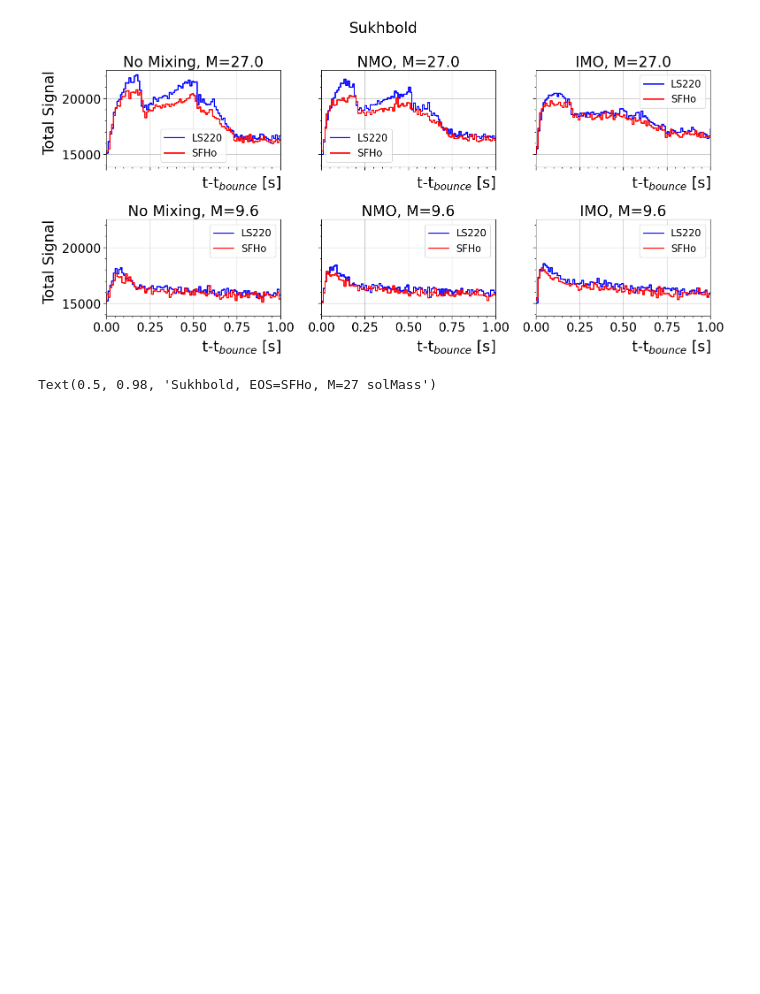
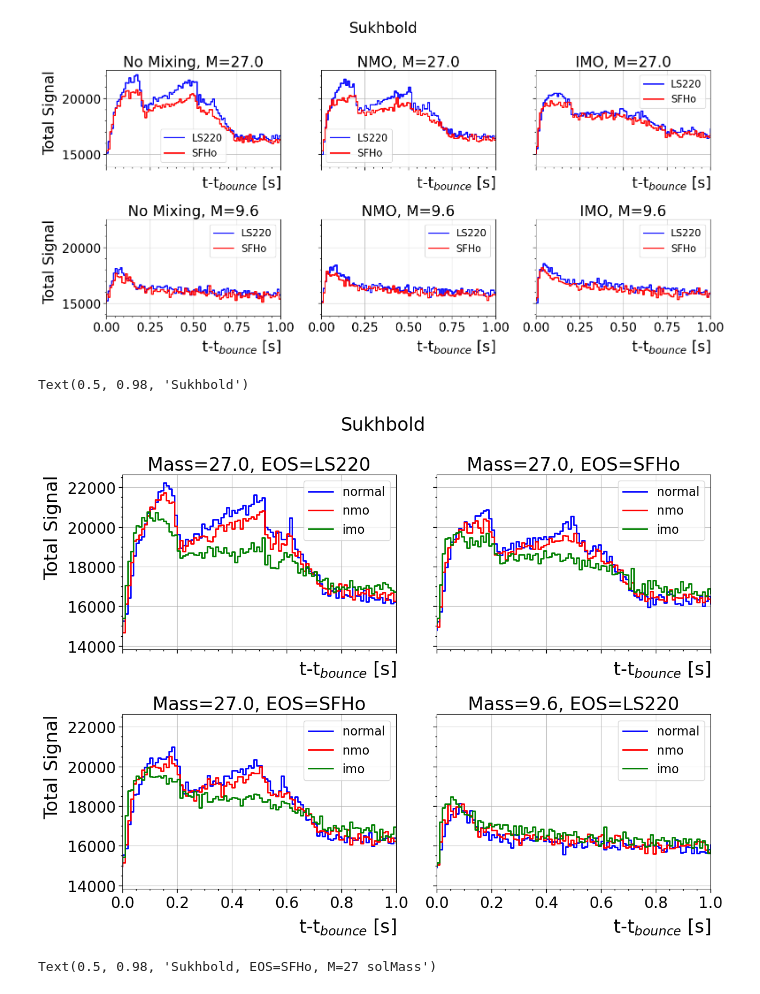
Before and after one commit to sanyaarora/IceCube, a Jupyter notebook: Flavor_Transformations.ipynb, the cells around one changed output. Saved outputs shown, nothing was run; the diff lists cells and outputs as text; code cells hidden in the pictures; blank space fills up the shorter version.

```diff
--- a/Flavor_Transformations.ipynb
+++ b/Flavor_Transformations.ipynb
@@ -428,6 +438,36 @@ fig.suptitle('Sukhbold')
 # %% [output]
 Text(0.5, 0.98, 'Sukhbold')
 [figure]
+# %%
+plt.rcParams['font.family'] = 'sans-serif'
+plt.rcParams['font.sans-serif'] = ['DejaVu Sans']
+fig, axes = plt.subplots(2,2, figsize=(13,10), sharex=True, sharey=True, tight_layout=True)
+dt = 0.01 * u.s
+colors=['blue','red','green','orange']
+distances=[1*u.kpc,3*u.kpc,10*u.kpc]
+eoss=['LS220','SFHo']
+
+for k in range(2):
+    for i in range(2):
+        ax=axes[k,i]
+        for j,label in enumerate(labels):
+            simm=mods_sukh[j,k+i]
+            #simm.scale_result(dist)
+            simm.rebin_result(dt)
+            t, hits = simm.detector_signal(dt)
+            bg = simm.detector.i3_bg(dt, size=hits.size) + simm.detector.dc_bg(dt, size=hits.size)
+            ax.step(t, hits+bg, where='post', label=label, lw=2,color=colors[j])
+        ax.legend()
+        m=sukh_models[k+i]['progenitor_mass'].value
+        eos=sukh_models[k+i]['eos']
+        ax.set(xlim=(0, 1),xlabel=r'$E$ [{}]'.format(energies.unit), title=('Mass={}, EOS={}'.format(m,eos)))
+        ax.set_xlabel(r't-t$_{bounce}$ [s]')
+    axes[k,0].set_ylabel(fr'Total Signal')
+
+fig.suptitle('Sukhbold')
+# %% [output]
+Text(0.5, 0.98, 'Sukhbold')
+[figure, added]
 # %%
 fig, axes = plt.subplots(1,3, figsize=(16,5), sharex=True, sharey=True, tight_layout=True)
 dt = 0.01 * u.s
```
Also changed, not shown: parts of 9 cells of this notebook, 2 other files.
